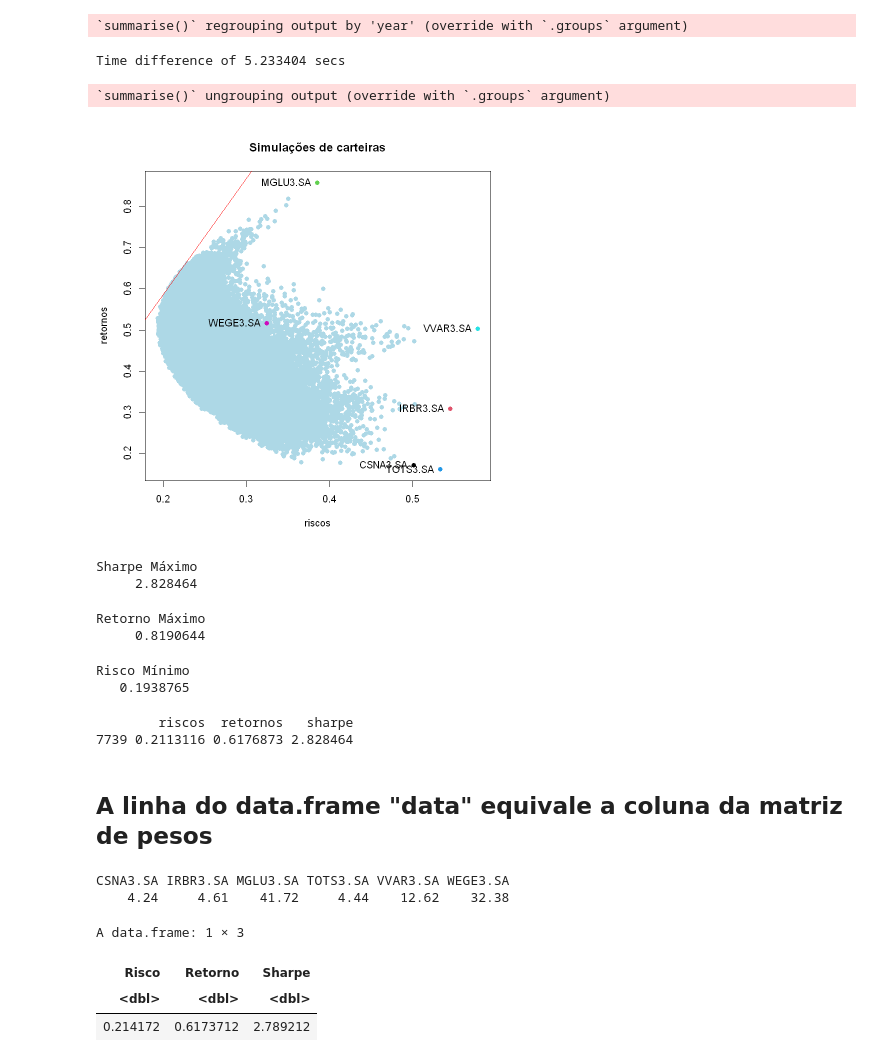
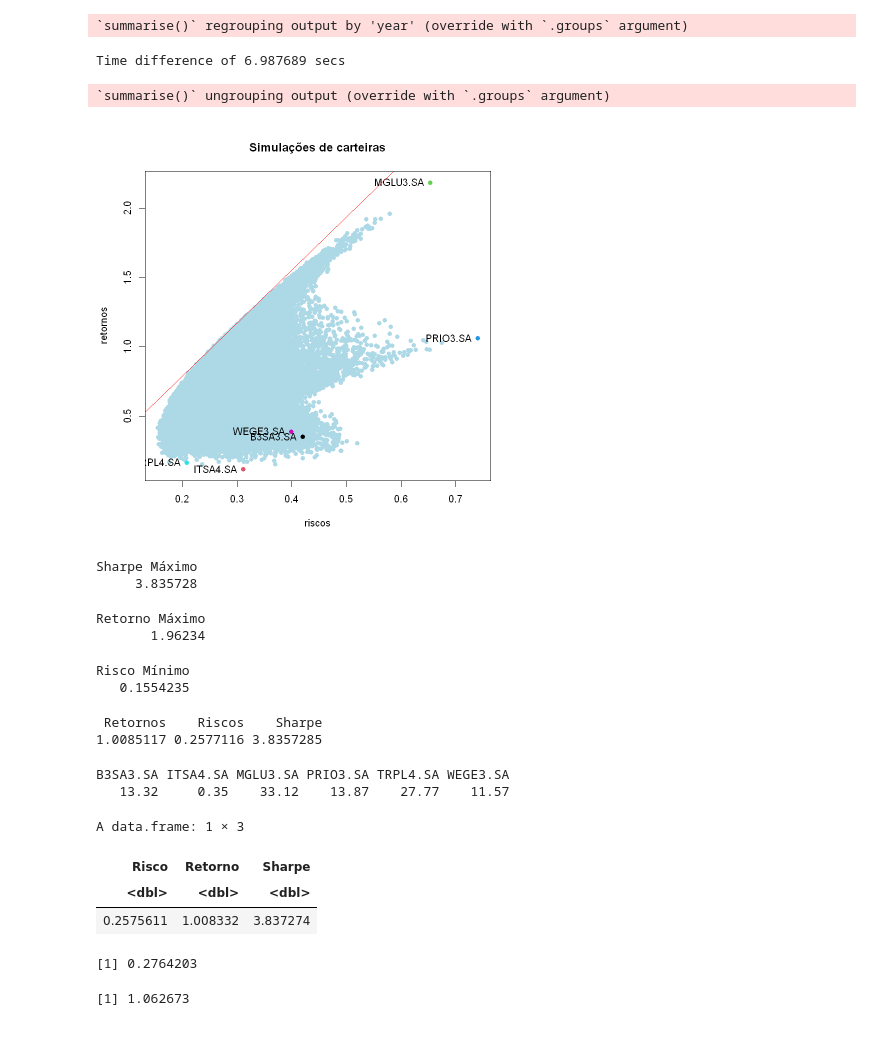
Before and after one commit to GabrielMarquezMatte/Meus-Arquivos, a Jupyter notebook: Ações e opções/Markowitz sem short Garch.ipynb, the cells around one changed output. Cells and saved outputs as stored; diff of their text form; code cells hidden in the pictures.

```diff
--- a/Ações e opções/Markowitz sem short Garch.ipynb
+++ b/Ações e opções/Markowitz sem short Garch.ipynb
@@ -87,19 +93,27 @@ retornos_a <- tq_get(acoes, from = Sys.Date()-365*3) %>%
 `summarise()` regrouping output by 'year' (override with `.groups` argument)
 # %%
 #Nº de simulações de carteiras a se fazer
-n_sim <- 30000
+n_sim <- 40000
 pesos <- matrix(0,length(acoes),n_sim)
 pesos <- apply(pesos,2,rexp,0.001)
 pesos <- apply(pesos,2,function(x)x/sum(x))
 # %%
 #Escolha se prefere o risco atual ou a previsão de risco para 1 período (sd ou sd_f)
 start <- Sys.time()
-riscos <- apply(pesos, 2, portfolio_sd_t, sd = sd_f, cov = cov_f)*sqrt(252)
+riscos <- apply(pesos, 2, portfolio_sd_t, sd = sd_f2, cov = cov_f2)*sqrt(252)
 retornos <- apply(pesos, 2, portfolio_return, returns = retornos_a[,2:ncol(retornos_a)])
 end <- Sys.time()
 end-start
 # %% [output]
-Time difference of 5.233404 secs
+Time difference of 6.987689 secs
+# %%
+#Sharpe
+tx_livre_risco <- 0.02
+data <- matrix(0, nrow = 3, ncol = n_sim)
+data[1,] <- retornos
+data[2,] <- riscos
+data[3,] <- (retornos-tx_livre_risco)/riscos
+rownames(data) <- c("Retornos", "Riscos","Sharpe")
 # %%
 #Retorno médio das ações
 retorno_med <- retornos_a %>%
@@ -110,57 +124,51 @@ retorno_med <- retornos_a %>%
   spread(key = "symbol", value = "media")
 # %% [output]
 `summarise()` ungrouping output (override with `.groups` argument)
-# %%
-#Sharpe
-tx_livre_risco <- 0.02
-data <- data.frame(riscos = riscos, retornos = retornos, sharpe = (retornos-tx_livre_risco)/riscos)
 # %%
-plot(riscos, retornos, pch = 16, col = "lightblue",xlim = c(min(riscos), max(sd_a_f)),
+plot(riscos, retornos, pch = 16, col = "lightblue",xlim = c(min(riscos), max(sd_a_f2)),
     ylim = c(min(retorno_med), max(retorno_med)), main = "Simulações de carteiras")
-points(x = sd_a_f, y = retorno_med, col = 1:ncol(retorno_med), pch = 16)
-text(x = sd_a_f, y = retorno_med, labels = colnames(retorno_med), pos = 2)
-abline(a = tx_livre_risco, b = max(data$sharpe), col = "red")
+points(x = sd_a_f2, y = retorno_med, col = 1:ncol(retorno_med), pch = 16)
+text(x = sd_a_f2, y = retorno_med, labels = colnames(retorno_med), pos = 2)
+abline(a = tx_livre_risco, b = max(data[3,]), col = "red")
 abline(h = 0,v = 0, lty = 2)
 # %% [output]
-[figure, old version]
+[figure, new version]
 # %%
-sharpe <- max(data$sharpe)
+sharpe <- max(data[3,])
 names(sharpe) <- "Sharpe Máximo"
-Ret_max <- max(data$retornos)
+Ret_max <- max(data[1,])
 names(Ret_max) <- "Retorno Máximo"
-sd_min <- min(data$riscos)
+sd_min <- min(data[2,])
 names(sd_min) <- "Risco Mínimo"
 sharpe
 Ret_max
 sd_min
 # %% [output]
 Sharpe Máximo
-     2.828464
+     3.835728
 Retorno Máximo
-     0.8190644
+       1.96234
 Risco Mínimo
-   0.1938765
+   0.1554235
 # %%
 #Somente ver a linha que tem o maior sharpe
-positivo <- data$sharpe == sharpe
-show(data[positivo,])
+positivo <- data[3,] == sharpe
+show(data[,positivo])
 # %% [output]
-        riscos  retornos   sharpe
-7739 0.2113116 0.6176873 2.828464
+ Retornos    Riscos    Sharpe
+1.0085117 0.2577116 3.8357285
-# %% [markdown]
-## A linha do data.frame "data" equivale a coluna da matriz de pesos
 # %%
 #Pesos em % da melhor carteira
-pesos_efi <- round(pesos[,7739]*100,2)
+pesos_efi <- round(pesos[,positivo]*100,2)
 names(pesos_efi) <- sort(acoes)
 print(pesos_efi)
 # %% [output]
-CSNA3.SA IRBR3.SA MGLU3.SA TOTS3.SA VVAR3.SA WEGE3.SA
-    4.24     4.61    41.72     4.44    12.62    32.38
+B3SA3.SA ITSA4.SA MGLU3.SA PRIO3.SA TRPL4.SA WEGE3.SA
+   13.32     0.35    33.12    13.87    27.77    11.57
 # %%
 #Carteira eficiente com arredondamento de 3 casas decimais
-pesos_ef <- round(pesos[,7739],3)
-risco_ef <- portfolio_sd_t(sd = sd, cov = cov, weight = pesos_ef)*sqrt(252)
+pesos_ef <- round(pesos[,positivo],3)
+risco_ef <- portfolio_sd_t(sd = sd_f2, cov = cov_f2, weight = pesos_ef)*sqrt(252)
 ret_ef <- portfolio_return(returns = retornos_a[,2:ncol(retornos_a)], weight = pesos_ef)
 cart_ef <- data.frame(Risco = risco_ef, Retorno = ret_ef, Sharpe = (ret_ef-tx_livre_risco)/risco_ef)
 cart_ef
@@ -168,4 +176,11 @@ cart_ef
 A data.frame: 1 × 3
 | Risco | Retorno | Sharpe |
 | <dbl> | <dbl> | <dbl> |
-| 0.214172 | 0.6173712 | 2.789212 |
+| 0.2575611 | 1.008332 | 3.837274 |
+# %%
+p <- c(0.123,0.019,0.346,0.138,0.134,0.24)
+portfolio_sd_t(weight = p, cov = cov_f2, sd = sd_f2)*sqrt(252)
+portfolio_return(weight = p, returns = retornos_a[,2:ncol(retornos_a)])
+# %% [output]
+[1] 0.2764203
+[1] 1.062673
```
Also changed, not shown: parts of 8 cells of this notebook, 4 other files.
